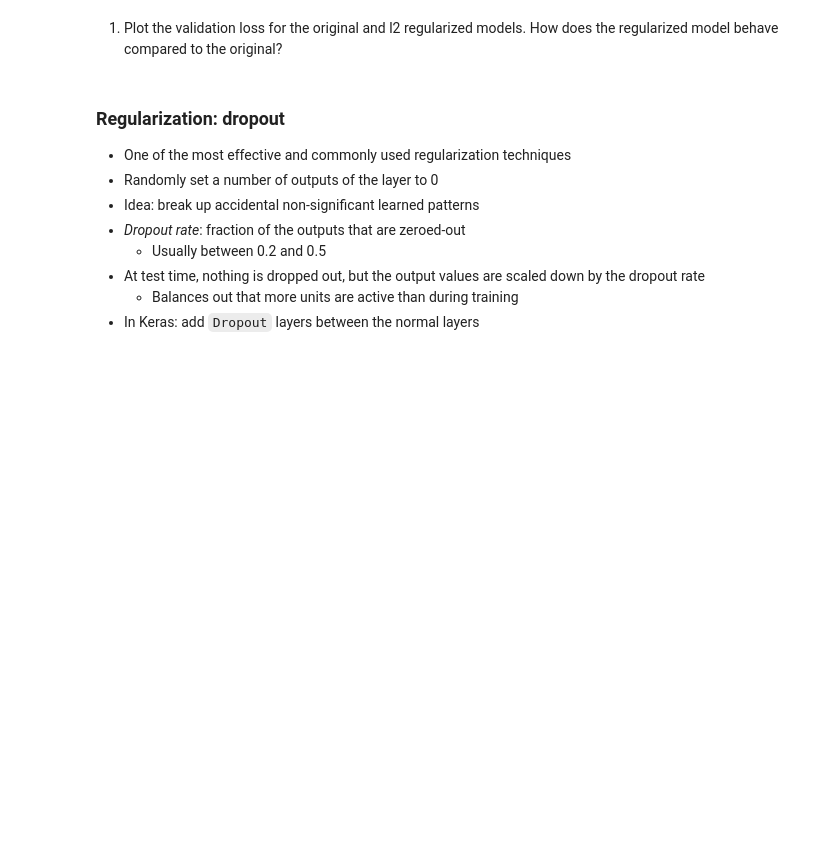
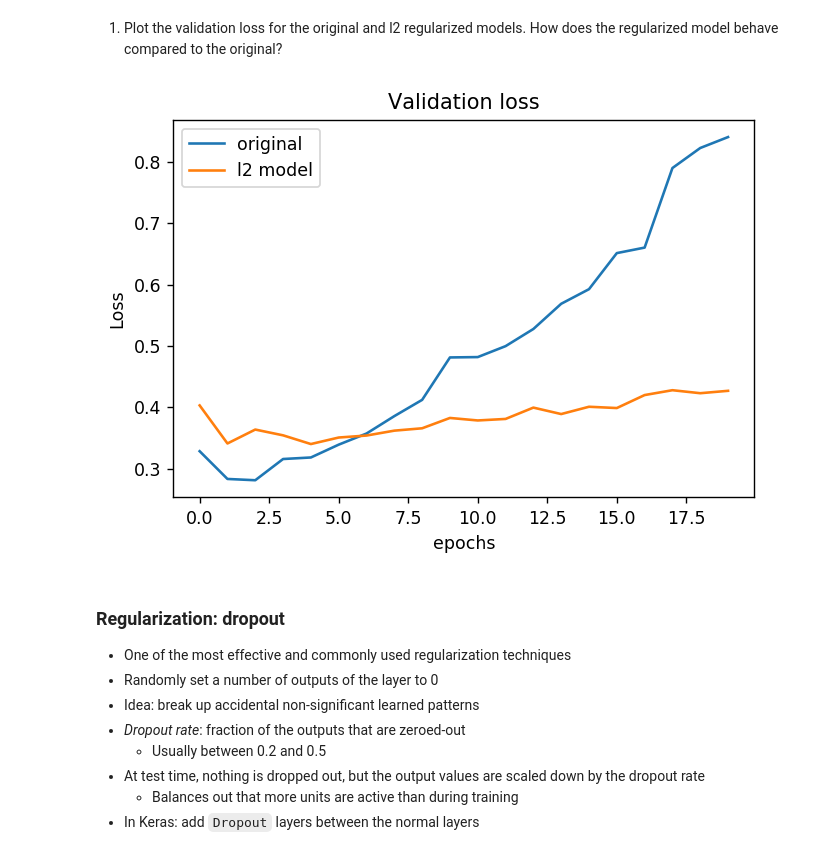
Before and after one commit to sasi6996/EAI6000, a Jupyter notebook: Week_4_Lab_Neural_Networks_in_Practice.ipynb, the cells around one changed output. Saved outputs shown, nothing was run; the diff lists cells and outputs as text; code cells hidden in the pictures; blank space fills up the shorter version.

```diff
--- a/Week_4_Lab_Neural_Networks_in_Practice.ipynb
+++ b/Week_4_Lab_Neural_Networks_in_Practice.ipynb
@@ -266,5 +432,15 @@ l2_model_hist = l2_model.fit(x_train, y_train,
 # %% [markdown]
 1. Plot the validation loss for the original and l2 regularized models. How does the regularized model behave compared to the original?
+# %%
+plt.plot(original_hist.history['val_loss'])
+plt.plot(l2_model_hist.history['val_loss'])
+plt.title('Validation loss')
+plt.ylabel('Loss')
+plt.xlabel('epochs')
+plt.legend(['original', 'l2 model'], loc='best')
+plt.show()
+# %% [output]
+[figure, added]
 # %% [markdown]
 ### Regularization: dropout
 * One of the most effective and commonly used regularization techniques
```
Also changed, not shown: parts of 17 cells of this notebook.
